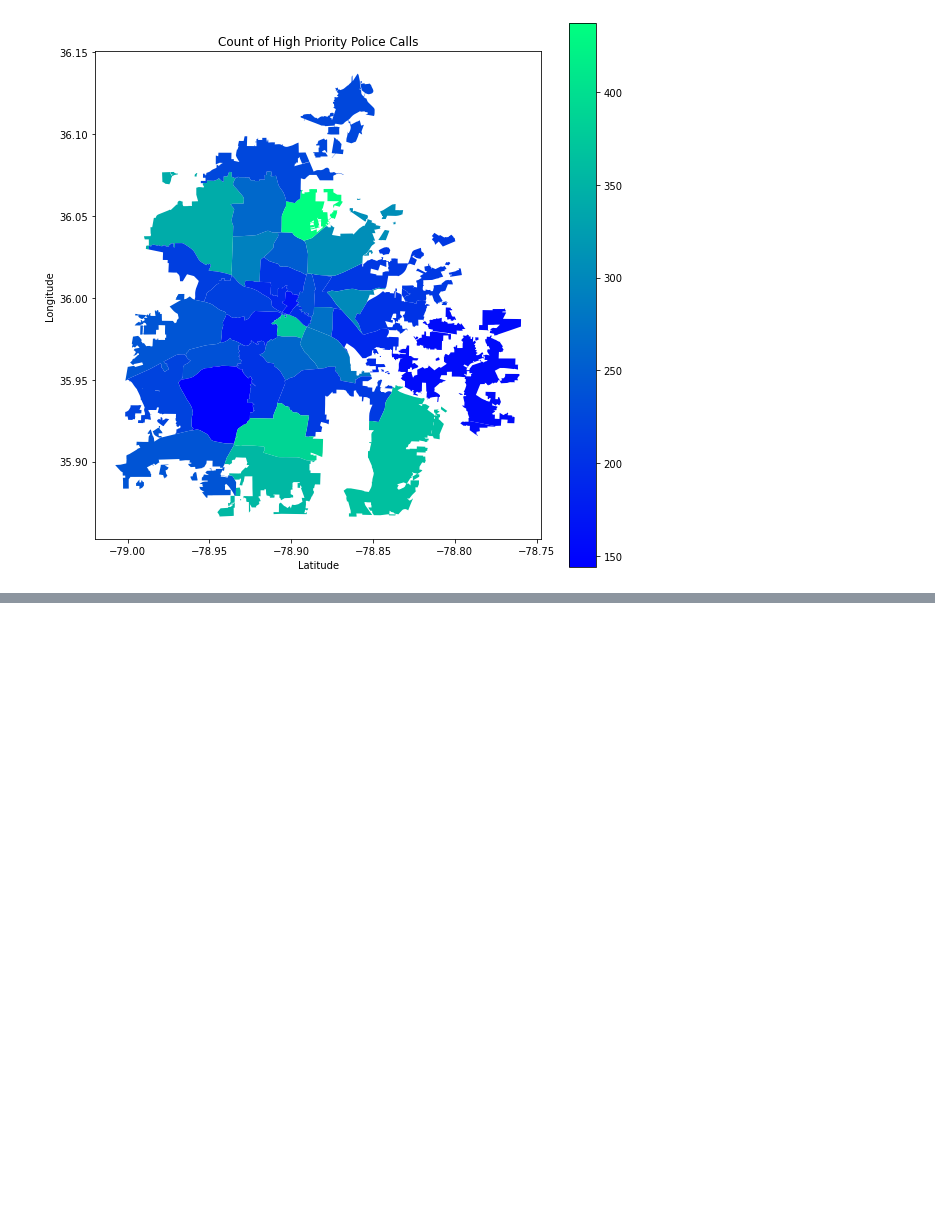
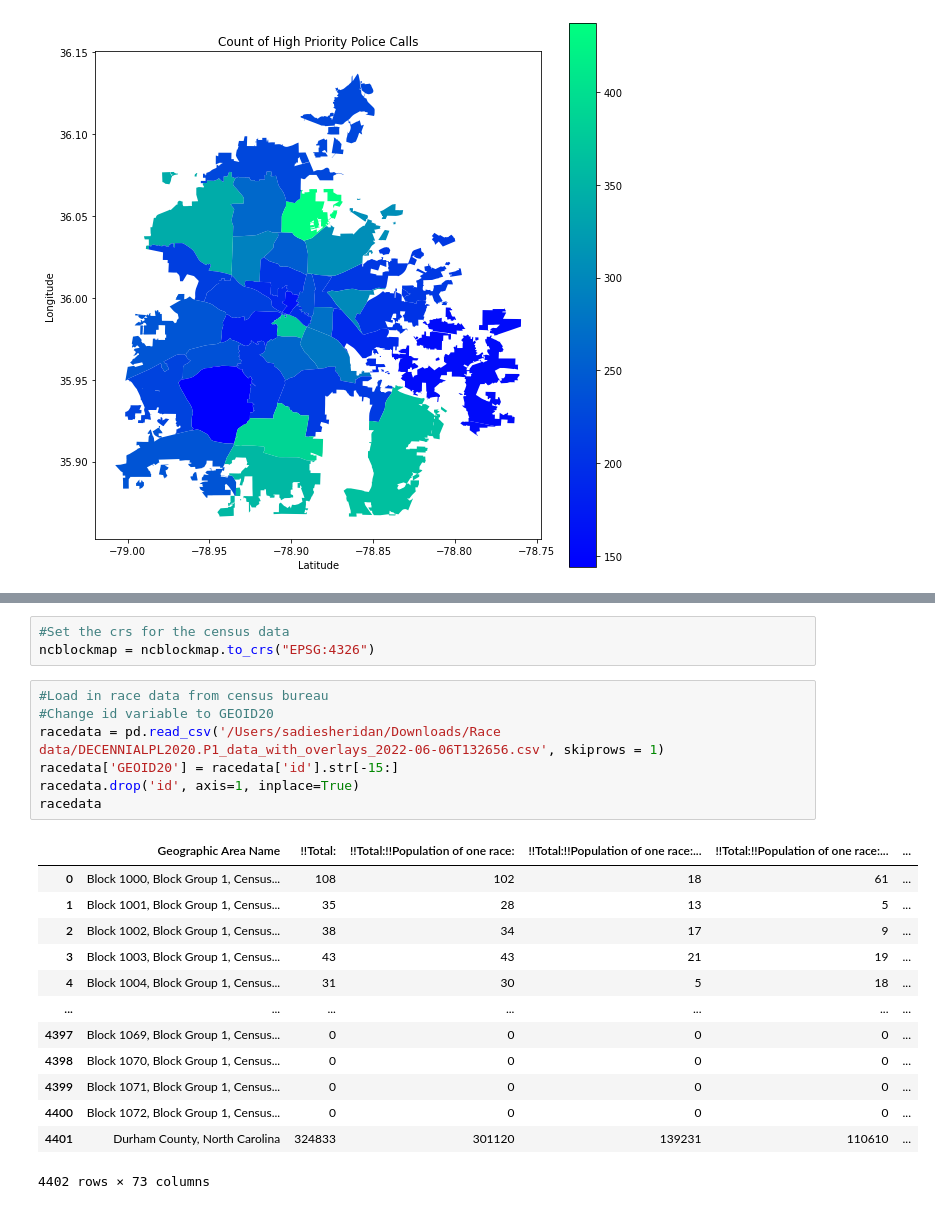
Before and after one commit to sadiesheridan/dataplus-project27-community-safety-durham, a Jupyter notebook: 10_code/EDA.ipynb, the cells around one changed output, grey strips where cells are left out. Saved outputs shown, nothing was run; the diff lists cells and outputs as text; blank space fills up the shorter version.

```diff
--- a/10_code/EDA.ipynb
+++ b/10_code/EDA.ipynb
@@ -596,0 +609,24 @@ plt.show()
+# %%
+#Set the crs for the census data
+ncblockmap = ncblockmap.to_crs("EPSG:4326")
+# %%
+#Load in race data from census bureau
+#Change id variable to GEOID20
+racedata = pd.read_csv('/Users/sadiesheridan/Downloads/Race data/DECENNIALPL2020.P1_data_with_overlays_2022-06-06T132656.csv', skiprows = 1)
+racedata['GEOID20'] = racedata['id'].str[-15:]
+racedata.drop('id', axis=1, inplace=True)
+racedata
+# %% [output]
+|  | Geographic Area Name | !!Total: | !!Total:!!Population of one race: | !!Total:!!Population of one race:... | !!Total:!!Population of one race:... | ... |
+| 0 | Block 1000, Block Group 1, Census... | 108 | 102 | 18 | 61 | ... |
+| 1 | Block 1001, Block Group 1, Census... | 35 | 28 | 13 | 5 | ... |
+| 2 | Block 1002, Block Group 1, Census... | 38 | 34 | 17 | 9 | ... |
+| 3 | Block 1003, Block Group 1, Census... | 43 | 43 | 21 | 19 | ... |
+| 4 | Block 1004, Block Group 1, Census... | 31 | 30 | 5 | 18 | ... |
+| ... | ... | ... | ... | ... | ... | ... |
+| 4397 | Block 1069, Block Group 1, Census... | 0 | 0 | 0 | 0 | ... |
+| 4398 | Block 1070, Block Group 1, Census... | 0 | 0 | 0 | 0 | ... |
+| 4399 | Block 1071, Block Group 1, Census... | 0 | 0 | 0 | 0 | ... |
+| 4400 | Block 1072, Block Group 1, Census... | 0 | 0 | 0 | 0 | ... |
+| 4401 | Durham County, North Carolina | 324833 | 301120 | 139231 | 110610 | ... |
+4402 rows × 73 columns
```
Also changed, not shown: parts of 8 cells of this notebook.
